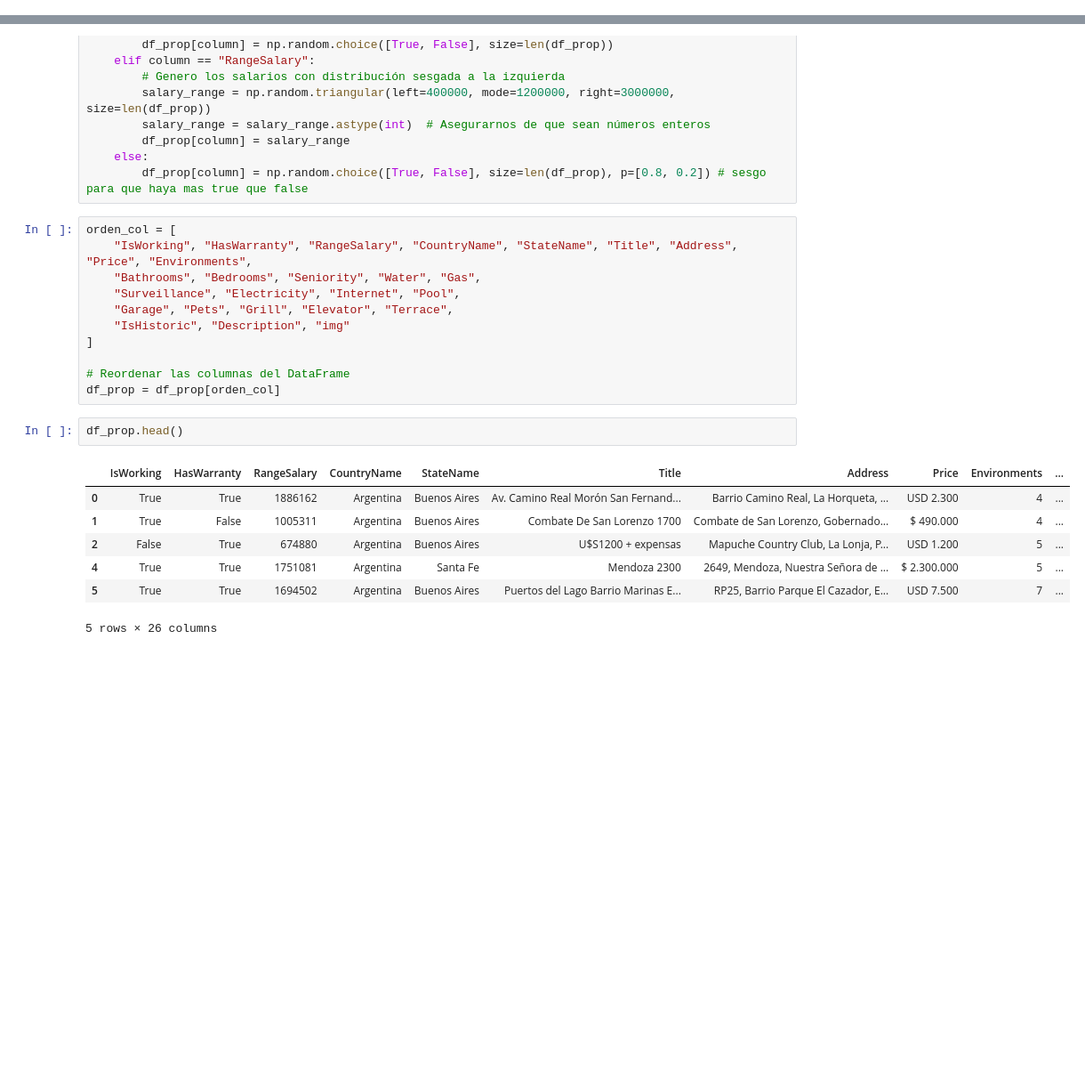
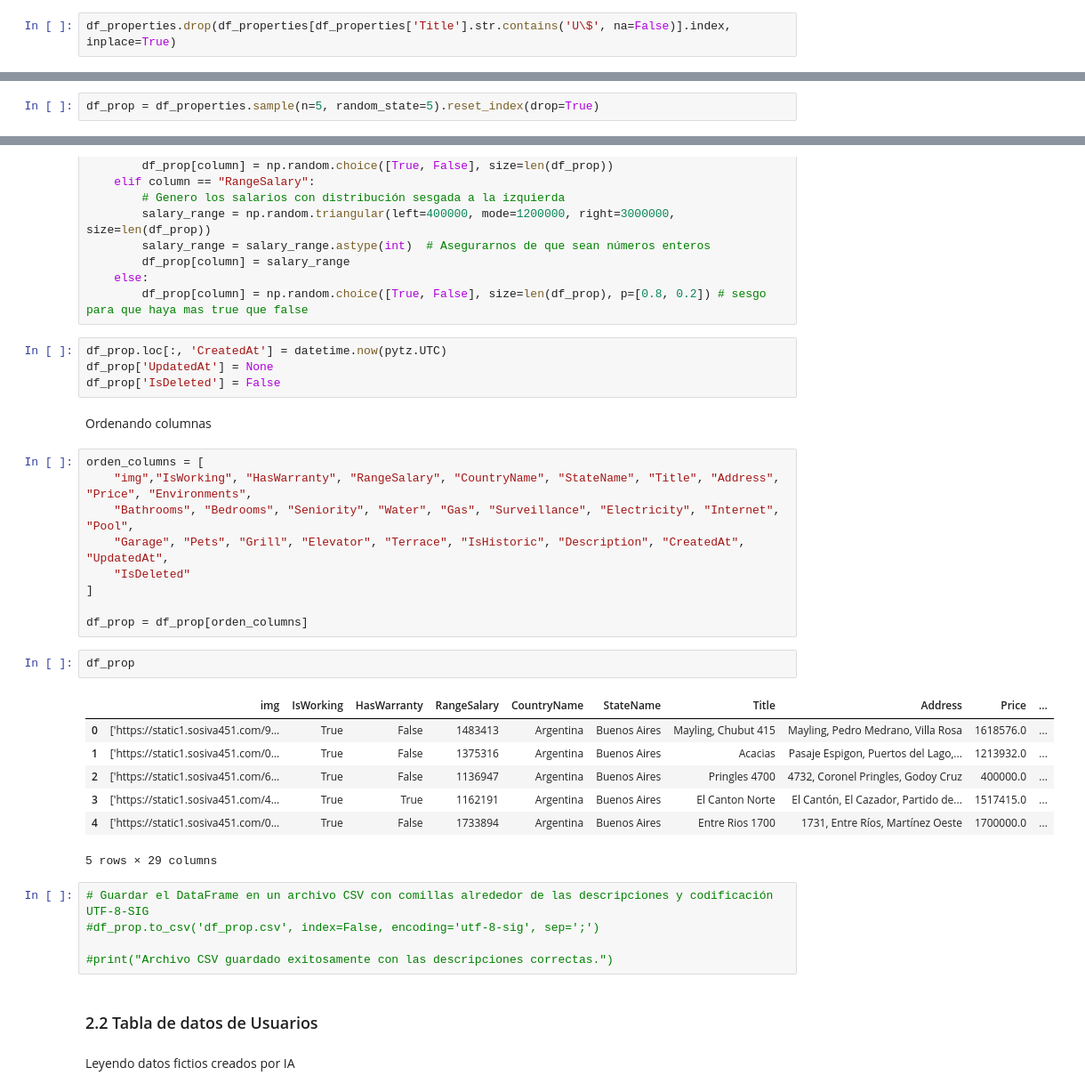
Before and after one commit to santiagobailleres/i004-reffindr-back-python, a Jupyter notebook: etl.ipynb, the cells around one changed output, grey strips where cells are left out. Shown at 89% size. Saved outputs shown, nothing was run; the diff lists cells and outputs as text; blank space fills up the shorter version.

Commit message:
add transformation df properties and df users

```diff
--- a/etl.ipynb
+++ b/etl.ipynb
@@ -141,0 +174,2 @@ df_prop = df_prop.drop(columns=['Latitude', 'Longitude'])
+# %%
+df_properties.drop(df_properties[df_properties['Title'].str.contains('U\$', na=False)].index, inplace=True)
@@ -141,0 +178,2 @@ df_prop = df_prop.drop(columns=['Latitude', 'Longitude'])
+# %%
+df_prop = df_properties.sample(n=5, random_state=5).reset_index(drop=True)
@@ -159,24 +199,37 @@ for column in columnas:
         df_prop[column] = salary_range
     else:
         df_prop[column] = np.random.choice([True, False], size=len(df_prop), p=[0.8, 0.2]) # sesgo para que haya mas true que false
+# %%
+df_prop.loc[:, 'CreatedAt'] = datetime.now(pytz.UTC)
+df_prop['UpdatedAt'] = None
+df_prop['IsDeleted'] = False
+# %% [markdown]
+Ordenando columnas
 # %%
-orden_col = [
-    "IsWorking", "HasWarranty", "RangeSalary", "CountryName", "StateName", "Title", "Address", "Price", "Environments",
-    "Bathrooms", "Bedrooms", "Seniority", "Water", "Gas",
-    "Surveillance", "Electricity", "Internet", "Pool",
-    "Garage", "Pets", "Grill", "Elevator", "Terrace",
-    "IsHistoric", "Description", "img"
+orden_columns = [
+    "img","IsWorking", "HasWarranty", "RangeSalary", "CountryName", "StateName", "Title", "Address", "Price", "Environments",
+    "Bathrooms", "Bedrooms", "Seniority", "Water", "Gas", "Surveillance", "Electricity", "Internet", "Pool",
+    "Garage", "Pets", "Grill", "Elevator", "Terrace", "IsHistoric", "Description", "CreatedAt", "UpdatedAt",
+    "IsDeleted"
 ]
 
-# Reordenar las columnas del DataFrame
-df_prop = df_prop[orden_col]
+df_prop = df_prop[orden_columns]
 # %%
-df_prop.head()
+df_prop
 # %% [output]
-|  | IsWorking | HasWarranty | RangeSalary | CountryName | StateName | Title | Address | Price | Environments | ... |
-| 0 | True | True | 1886162 | Argentina | Buenos Aires | Av. Camino Real Morón San Fernand... | Barrio Camino Real, La Horqueta, ... | USD 2.300 | 4 | ... |
-| 1 | True | False | 1005311 | Argentina | Buenos Aires | Combate De San Lorenzo 1700 | Combate de San Lorenzo, Gobernado... | $ 490.000 | 4 | ... |
-| 2 | False | True | 674880 | Argentina | Buenos Aires | U$S1200 + expensas | Mapuche Country Club, La Lonja, P... | USD 1.200 | 5 | ... |
-| 4 | True | True | 1751081 | Argentina | Santa Fe | Mendoza 2300 | 2649, Mendoza, Nuestra Señora de ... | $ 2.300.000 | 5 | ... |
-| 5 | True | True | 1694502 | Argentina | Buenos Aires | Puertos del Lago Barrio Marinas E... | RP25, Barrio Parque El Cazador, E... | USD 7.500 | 7 | ... |
+|  | img | IsWorking | HasWarranty | RangeSalary | CountryName | StateName | Title | Address | Price | ... |
+| 0 | ['https://static1.sosiva451.com/9... | True | False | 1483413 | Argentina | Buenos Aires | Mayling, Chubut 415 | Mayling, Pedro Medrano, Villa Rosa | 1618576.0 | ... |
+| 1 | ['https://static1.sosiva451.com/0... | True | False | 1375316 | Argentina | Buenos Aires | Acacias | Pasaje Espigon, Puertos del Lago,... | 1213932.0 | ... |
+| 2 | ['https://static1.sosiva451.com/6... | True | False | 1136947 | Argentina | Buenos Aires | Pringles 4700 | 4732, Coronel Pringles, Godoy Cruz | 400000.0 | ... |
+| 3 | ['https://static1.sosiva451.com/4... | True | True | 1162191 | Argentina | Buenos Aires | El Canton Norte | El Cantón, El Cazador, Partido de... | 1517415.0 | ... |
+| 4 | ['https://static1.sosiva451.com/0... | True | False | 1733894 | Argentina | Buenos Aires | Entre Rios 1700 | 1731, Entre Ríos, Martínez Oeste | 1700000.0 | ... |
-5 rows × 26 columns
+5 rows × 29 columns
+# %%
+# Guardar el DataFrame en un archivo CSV con comillas alrededor de las descripciones y codificación UTF-8-SIG
+#df_prop.to_csv('df_prop.csv', index=False, encoding='utf-8-sig', sep=';')
+
+#print("Archivo CSV guardado exitosamente con las descripciones correctas.")
+# %% [markdown]
+### 2.2 Tabla de datos de Usuarios
+# %% [markdown]
+Leyendo datos fictios creados por IA
```
Also changed, not shown: parts of 56 cells of this notebook.
